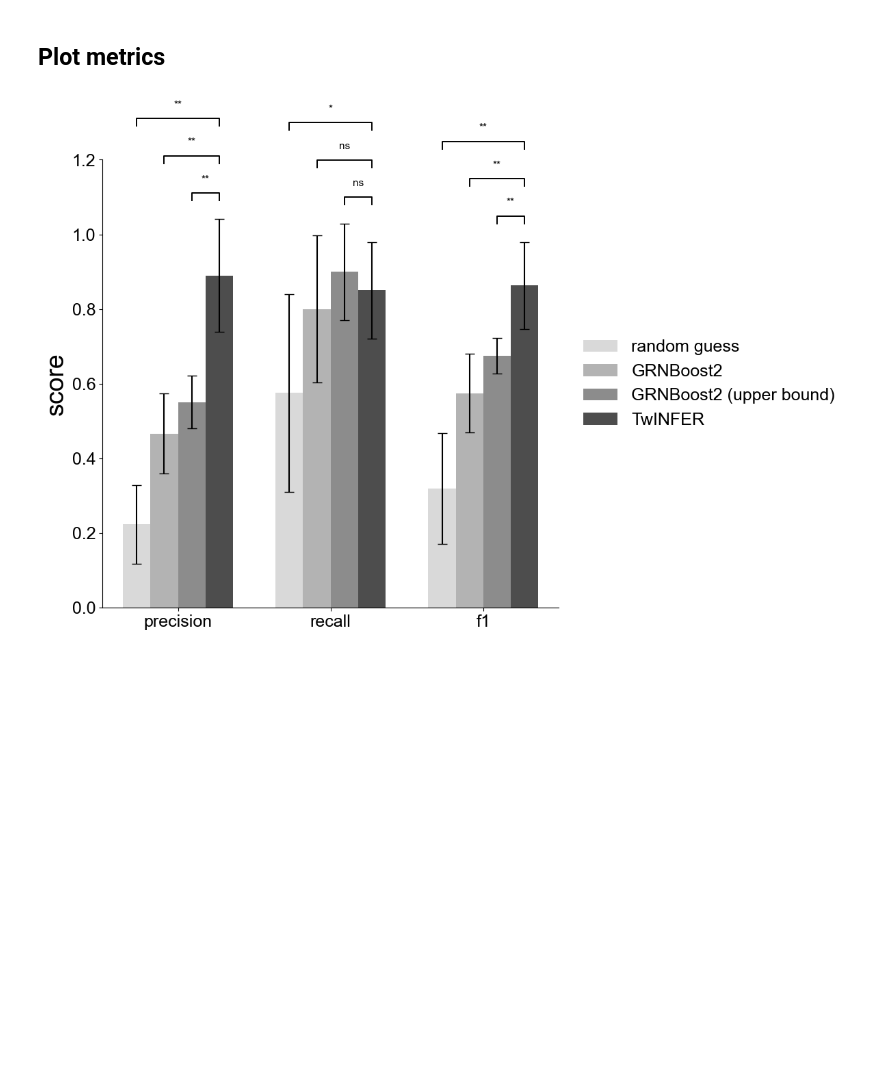
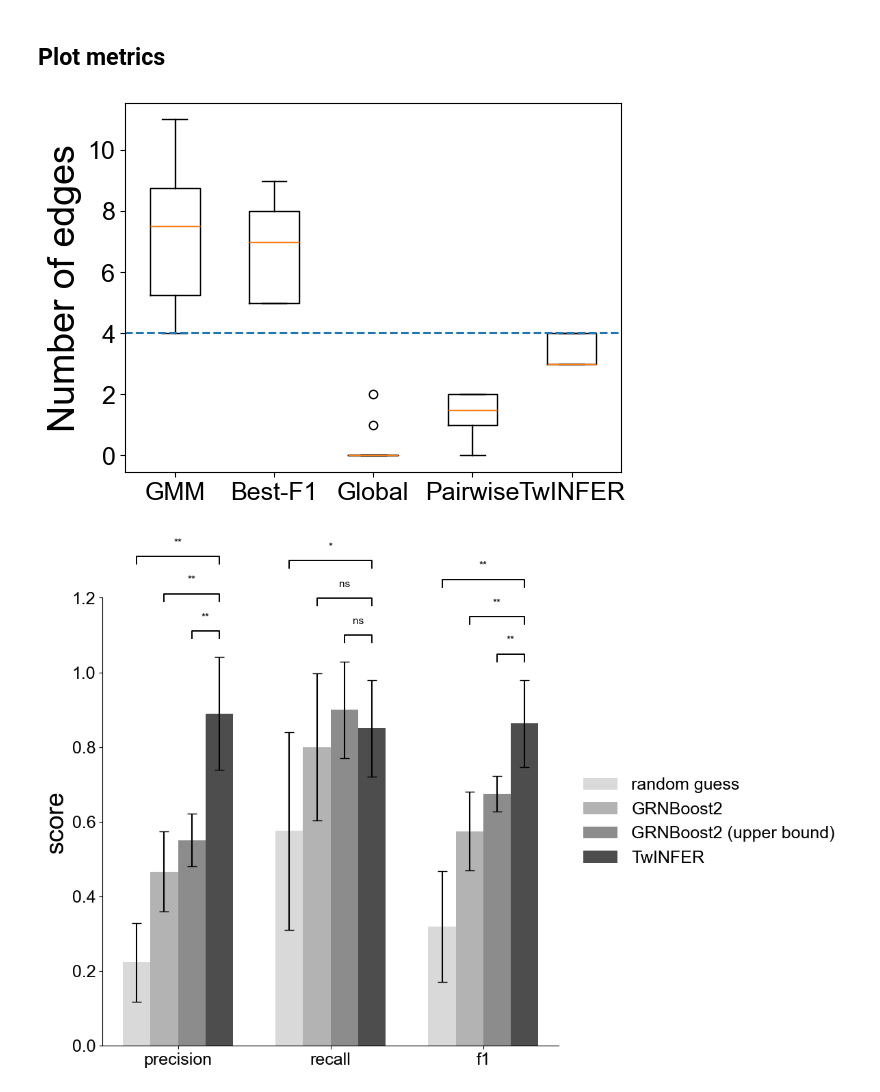
Before and after one commit to GoyalLab/TwINFER, a Jupyter notebook: scripts_to_plot_figures/figure_3.ipynb, the cells around one changed output. Saved outputs shown, nothing was run; the diff lists cells and outputs as text; code cells hidden in the pictures; blank space fills up the shorter version.

Commit message:
added grnboost for figure 5

```diff
--- a/scripts_to_plot_figures/figure_3.ipynb
+++ b/scripts_to_plot_figures/figure_3.ipynb
@@ -1005,6 +1005,7 @@ plt.show()
 # %% [markdown]
 ## Plot metrics
 # %%
-metrics_twinfer = pd.read_csv(f"{path_to_plot_data}/metrics_analysis_data/metrics_twinfer.csv")
-metrics_grnboost_random = pd.read_csv(f"{path_to_plot_data}/metrics_analysis_data/metrics_grnboost_random.csv")
+path_to_plot_data = "/home/gzu5140/Keerthana_b1042/grnInference/plot_data/benchmarking_10032026/"
+metrics_twinfer = pd.read_csv(f"{path_to_plot_data}/metrics_analysis_data/metrics_TwINFER.csv")
+metrics_grnboost_random = pd.read_csv(f"{path_to_plot_data}/metrics_analysis_data/metrics_grnBoost_random.csv")
 # %%
@@ -1086 +1171,17 @@ combined_df = combined_df[ordered_cols]
+# %%
+plt.boxplot(
+    [
+        metrics_grnboost_random['n_edges_gmm'],
+        metrics_grnboost_random['n_edges_best'],
+        metrics_grnboost_random['n_edges_global'],
+        metrics_grnboost_random['n_edges_pairwise'],
+        metrics_twinfer['TP']
+    ],
+    tick_labels=["GMM", "Best-F1", "Global", "Pairwise", "TwINFER"]
+)
+plt.axhline(4, linestyle = '--')
+plt.ylabel("Number of edges")
+plt.show()
+# %% [output]
+[figure, added]
 # %%
```
Also changed, not shown: parts of 4 cells of this notebook, 12 other files.
